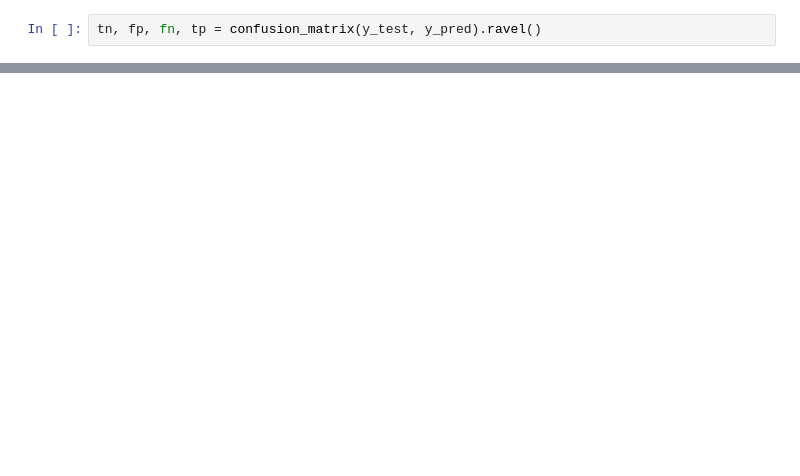
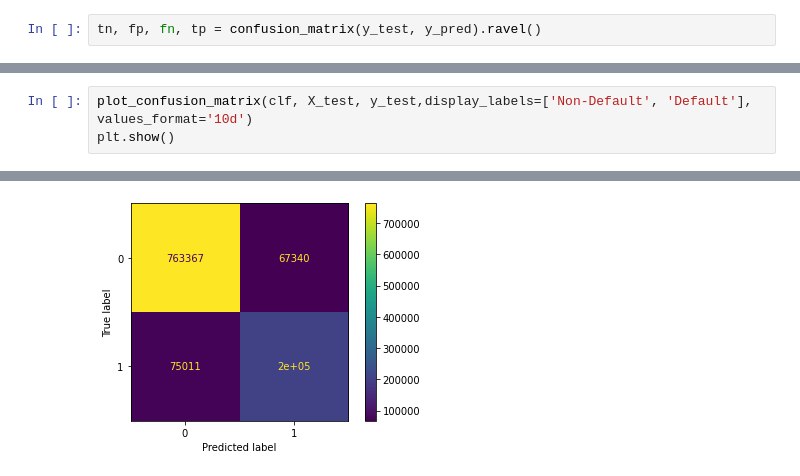
Before and after one commit to sankardevisharath/amex-default-prediction, a Jupyter notebook: notebooks/random_forest_with_full_data_model.ipynb, the cells around one changed output, grey strips where cells are left out. Drawn from its saved outputs; the diff is of its cells as text; blank space fills up the shorter version.

Commit message:
Updated confusion matrix & metrics

```diff
--- a/notebooks/random_forest_with_full_data_model.ipynb
+++ b/notebooks/random_forest_with_full_data_model.ipynb
@@ -177,0 +195,4 @@ f1_score(y_test, y_pred)
+# %%
+plot_confusion_matrix(clf, X_test, y_test,display_labels=['Non-Default', 'Default'], values_format='10d')
+plt.show()
+# %% [output]
@@ -177,0 +216 @@ f1_score(y_test, y_pred)
+[figure, added]
```
Also changed, not shown: parts of 10 cells of this notebook.
